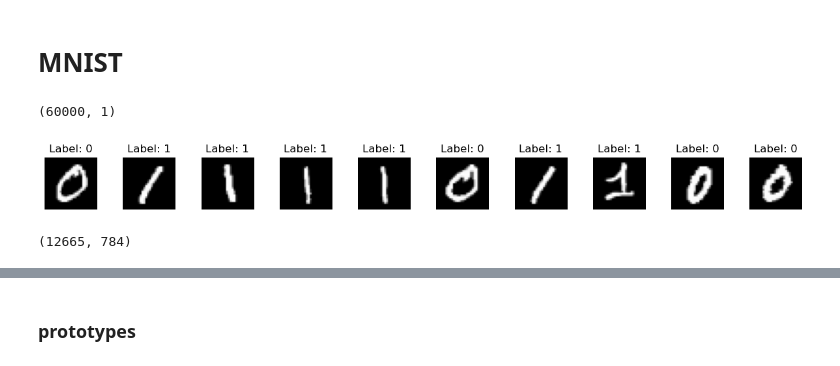
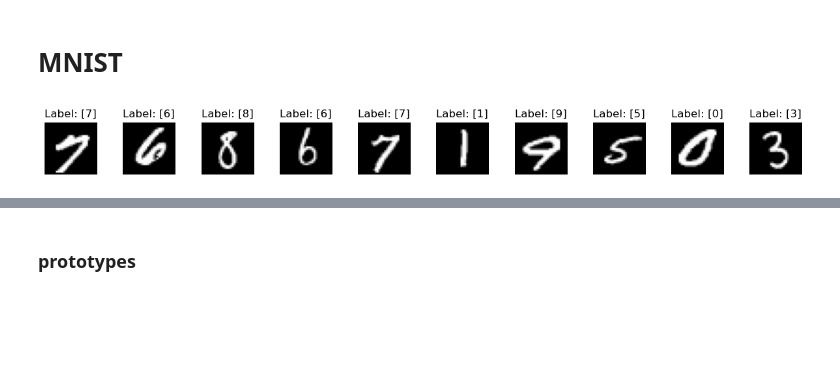
Before and after one commit to jsebastianquiroga/tesis_mapeo_distribucion, a Jupyter notebook: Final/prueba.ipynb, the cells around one changed output, grey strips where cells are left out. Cells and saved outputs as stored; diff of their text form; code cells hidden in the pictures; blank space fills up the shorter version.

```diff
--- a/Final/prueba.ipynb
+++ b/Final/prueba.ipynb
@@ -152,7 +155,3 @@ y_train_col = y_train.reshape(1, y_train.shape[0]).T
 
 #train_data = np.vstack((x_train_flat, y_train_col))
 # test_data = np.vstack((x_test_flat, y_test_col))
-# %%
-y_train_col.shape
-# %% [output]
-(60000, 1)
@@ -166,24 +158,33 @@ y_train_filtered = y_train[mask_train]
+# %%
+# Fijamos una semilla para el generador de números aleatorios
+semilla = 42
+
+# Creamos un objeto generador de números aleatorios con la semilla fijada
+rng = np.random.RandomState(semilla)
+
+# Generamos una permutación aleatoria de los índices de ambos arrays
+indices_perm = rng.permutation(1000)
+
+# Obtenemos las muestras aleatorias utilizando los índices permutados
+muestra_array1 = x_train_flat[indices_perm]
+muestra_array2 = y_train_col[indices_perm]
 # %%
 import matplotlib.pyplot as plt
 
 # Function to display images
 def display_images(images, labels, num_images=10):
     fig, axes = plt.subplots(1, num_images, figsize=(15, 15))
     axes = axes.ravel()
 
     for i in range(num_images):
         axes[i].imshow(images[i].reshape(28, 28), cmap='gray')
         axes[i].set_title(f"Label: {labels[i]}", fontsize=12)
         axes[i].axis('off')
 
     plt.subplots_adjust(wspace=0.5)
 
 # Display first 10 filtered images from the training set
-display_images(x_train_filtered, y_train_filtered)
+display_images(muestra_array1, muestra_array2)
 plt.show()
 # %% [output]
-[figure, old version]
+[figure, new version]
-# %%
-x_train_filtered.shape
-# %% [output]
-(12665, 784)
```
Also changed, not shown: parts of 19 cells of this notebook, 11 other files.
